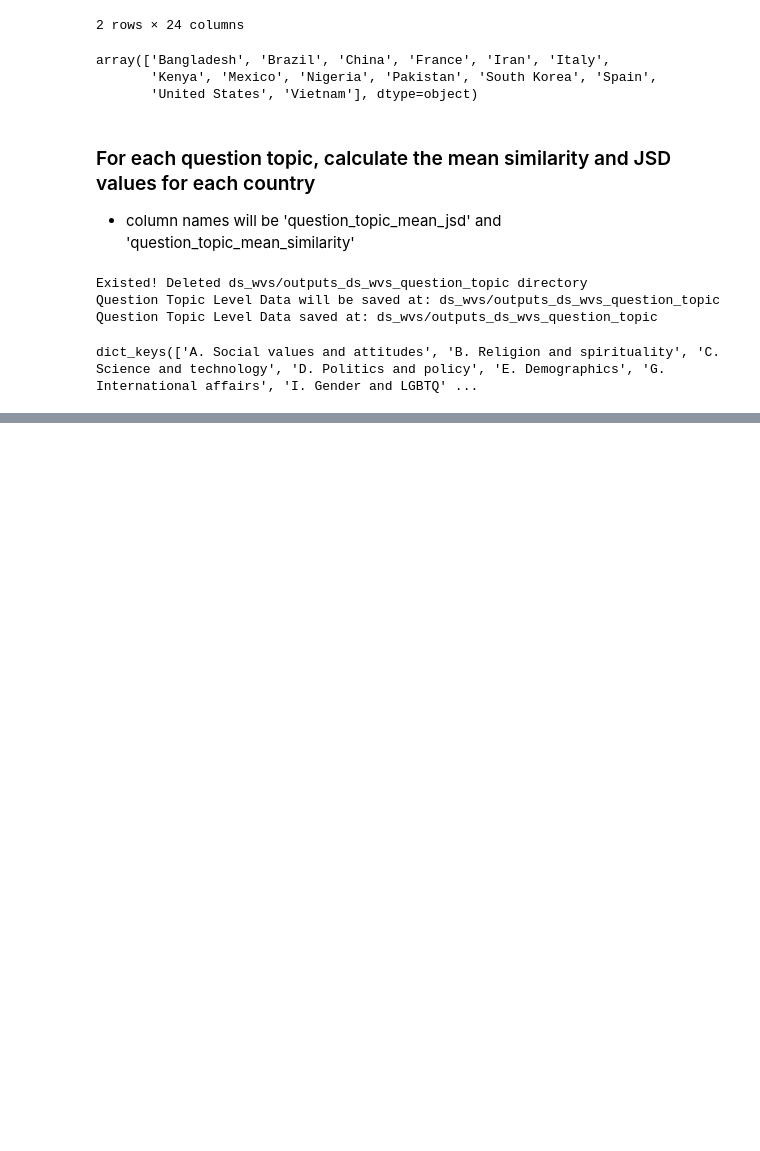
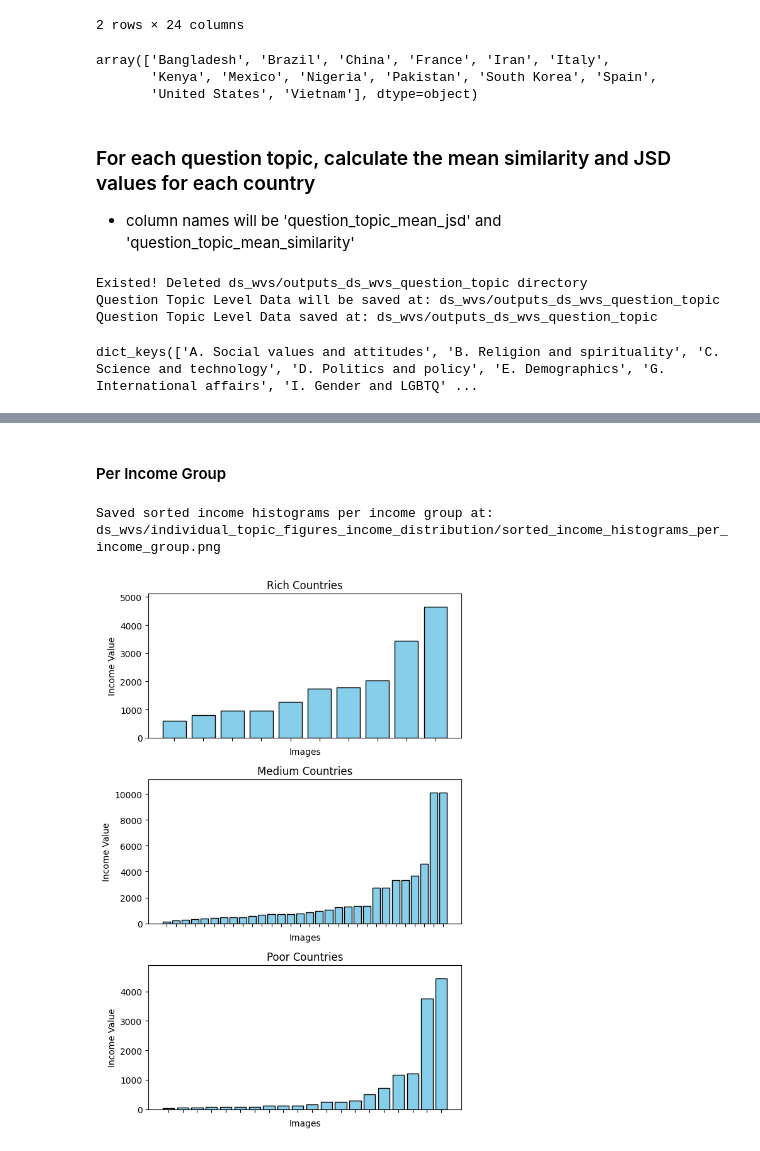
Before and after one commit to copperwiring/cultural_values, a Jupyter notebook: notebooks/DollarSDataAnalysis.ipynb, the cells around one changed output, grey strips where cells are left out. Saved outputs shown, nothing was run; the diff lists cells and outputs as text; code cells hidden in the pictures; blank space fills up the shorter version.

```diff
--- a/notebooks/DollarSDataAnalysis.ipynb
+++ b/notebooks/DollarSDataAnalysis.ipynb
@@ -387,0 +796,57 @@ Existed! Deleted ds_wvs/individual_topic_figures directory
+# %% [markdown]
+#### Per Income Group
+# %%
+# Step 2: Create sorted bar plots of income values per income group
+
+import math
+# Add IncomeGroup to country_income_df
+country_income_df['IncomeGroup'] = country_income_df['country'].map(country_income_group)
+
+# Remove any countries without an income group
+country_income_df = country_income_df.dropna(subset=['IncomeGroup'])
+
+# Get list of income groups
+income_groups = ['Rich', 'Medium', 'Poor']
+
+# Create subplots for each income group
+n_cols = 1
+n_rows = len(income_groups)
+fig, axs = plt.subplots(n_rows, n_cols, figsize=(6, 3 * n_rows), sharex=False)
+if n_rows == 1:
+    axs = [axs]
+
+for idx, group in enumerate(income_groups):
+    ax = axs[idx]
+    df_group = country_income_df[country_income_df['IncomeGroup'] == group]
+
+    # Sort by income_value ascendingly
+    df_group_sorted = df_group.sort_values('income_value', ascending=True)
+
+    images = df_group_sorted['img_id']
+    incomes = df_group_sorted['income_value']
+
+    ax.bar(images, incomes, color='skyblue', edgecolor='black')
+    ax.set_title(f'{group} Countries', fontsize=12)
+    ax.set_ylim(0, incomes.max() * 1.1)
+    ax.set_xlabel('Images', fontsize=10)
+    ax.set_ylabel('Income Value', fontsize=10)
+    ax.tick_params(axis='x', rotation=90, labelsize=8)
+    ax.set_xticklabels([])
+
+    # # Annotate income values
+    # for i, v in enumerate(incomes):
+    #     ax.text(i, v + incomes.max() * 0.01, f'{v:.2f}', ha='center', va='bottom', fontsize=7)
+
+    # Add horizontal line for mean income of the group
+    # mean_income = incomes.mean()
+    # ax.axhline(mean_income, color='red', linestyle='--', linewidth=1)
+    # ax.text(len(images)-1, mean_income, f'Mean: {mean_income:.2f}', color='red', ha='right', va='bottom', fontsize=8)
+
+plt.tight_layout()
+histogram_plot_path = os.path.join(individual_figures_income_dist, 'sorted_income_histograms_per_income_group.png')
+plt.savefig(histogram_plot_path, bbox_inches='tight')
+print(f"Saved sorted income histograms per income group at: {histogram_plot_path}")
+plt.show()
+# %% [output]
+Saved sorted income histograms per income group at: ds_wvs/individual_topic_figures_income_distribution/sorted_income_histograms_per_income_group.png
+[figure, added]
```
Also changed, not shown: parts of 21 cells of this notebook, 6 other files.
